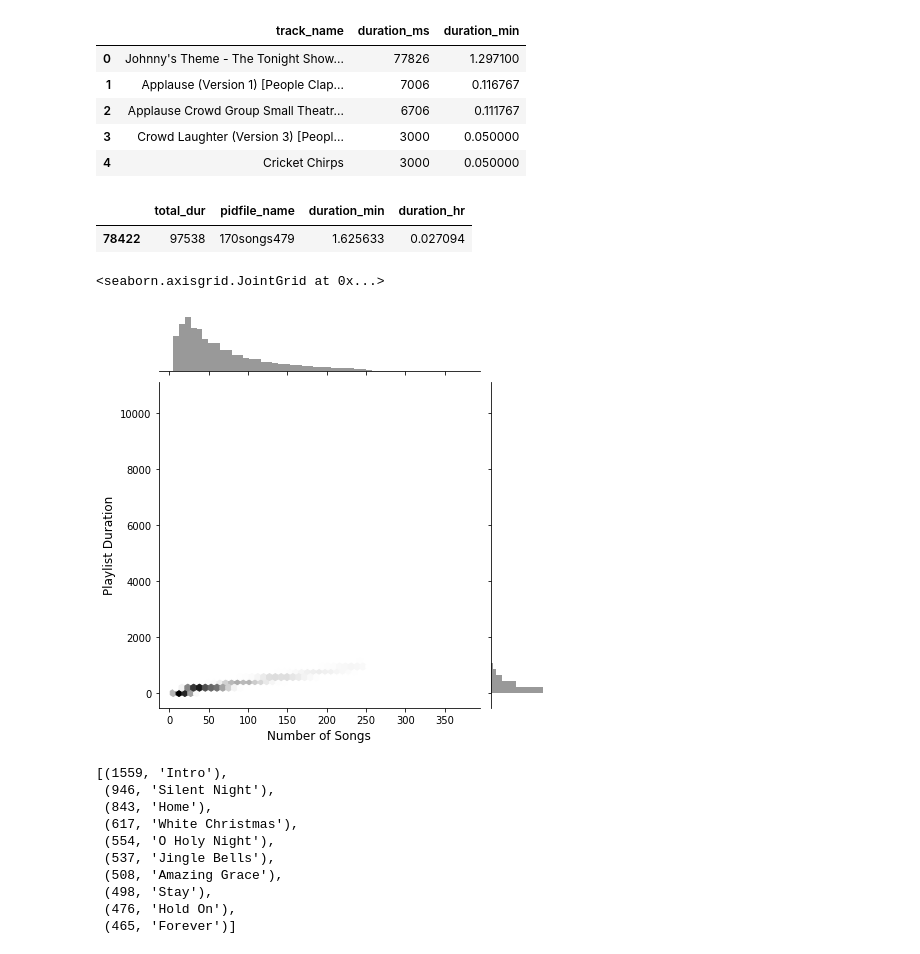
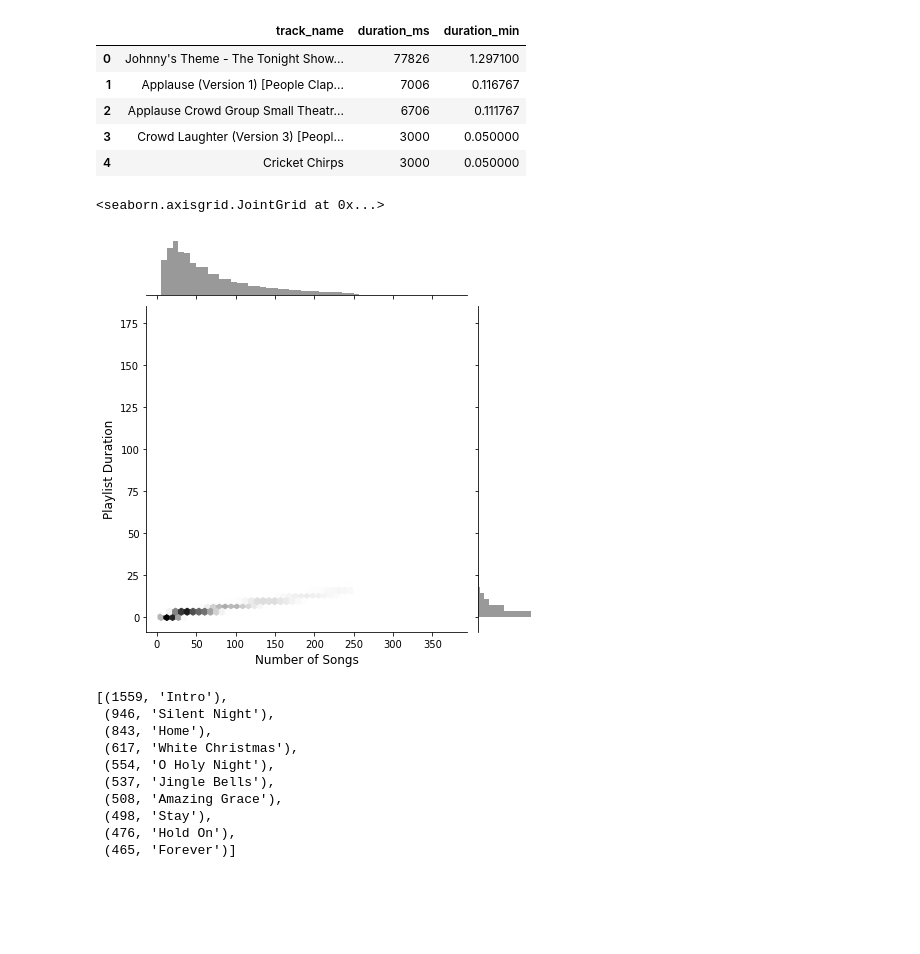
Before and after one commit to jamilla-az/spotify-recommender, a Jupyter notebook: notebook/eda-sqlite-db.ipynb, the cells around one changed output. Saved outputs shown, nothing was run; the diff lists cells and outputs as text; code cells hidden in the pictures; blank space fills up the shorter version.

```diff
--- a/notebook/eda-sqlite-db.ipynb
+++ b/notebook/eda-sqlite-db.ipynb
@@ -272,21 +272,13 @@ pl_song_list.head()
 | 2 | Applause Crowd Group Small Theatr... | 6706 | 0.111767 |
 | 3 | Crowd Laughter (Version 3) [Peopl... | 3000 | 0.050000 |
 | 4 | Cricket Chirps | 3000 | 0.050000 |
-# %%
-#composition of the playlist with the shortest duration
-shortest_pl = pl_dur.loc[pl_dur['duration_hr'] == pl_dur['duration_hr'].min()]
-shortest_pl
-#pl_length.loc[pl_length['pidfile_name']==shortest_pl]
-# %% [output]
-|  | total_dur | pidfile_name | duration_min | duration_hr |
-| 78422 | 97538 | 170songs479 | 1.625633 | 0.027094 |
 # %%
 #plot relationship between playlist length and duration - should be linear
-ax = sns.jointplot(x=pl_length['num_songs'].to_numpy(), y=pl_dur['duration_min'].to_numpy(), kind="hex", color="k");
+ax = sns.jointplot(x=pl_length['num_songs'].to_numpy(), y=pl_dur['duration_hr'].to_numpy(), kind="hex", color="k");
 ax.set_axis_labels('Number of Songs', 'Playlist Duration', fontsize=12)
 # %% [output]
 <seaborn.axisgrid.JointGrid at 0x...>
-[figure, old version]
+[figure, new version]
 # %%
 #what are the top common song names
 cur = con.cursor()
```
Also changed, not shown: parts of 3 cells of this notebook.
